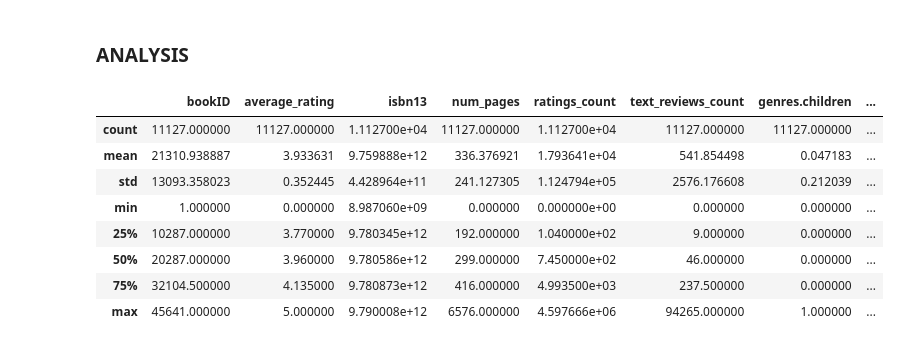
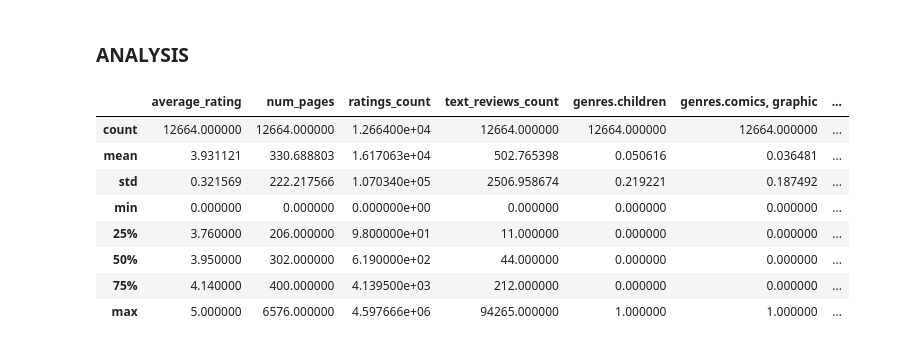
Before and after one commit to gunony/ML_Book_Valuations, a Jupyter notebook: Book_Rating.ipynb, the cells around one changed output. Cells and saved outputs as stored; diff of their text form; code cells hidden in the pictures.

```diff
--- a/Book_Rating.ipynb
+++ b/Book_Rating.ipynb
@@ -252,15 +269,22 @@ df_Books.head()
 df_Books.to_csv(r"C:\Users\gunon\Documents\bootcamp-main\3-projects\ML_Book_Valuations\Books_Final.csv", index=False)
 # %% [markdown]
 ### ANALYSIS
+# %%
+# Load the dataframe to analyse
+df_Analysis = pd.read_csv(r"C:\Users\gunon\Documents\bootcamp-main\3-projects\ML_Book_Valuations\Books_Final.csv", sep=",")
+# %%
+# Remove columns
+df_Analysis = df_Analysis.drop(columns=['bookID', 'isbn', 'publisher', 'co-authors', 'book_format'])
+# We keep ISBN13 for the analysis if we need to look at the book
 # %%
-df_Books.describe()
+df_Analysis.describe()
 # %% [output]
-|  | bookID | average_rating | isbn13 | num_pages | ratings_count | text_reviews_count | genres.children | ... |
-| count | 11127.000000 | 11127.000000 | 1.112700e+04 | 11127.000000 | 1.112700e+04 | 11127.000000 | 11127.000000 | ... |
-| mean | 21310.938887 | 3.933631 | 9.759888e+12 | 336.376921 | 1.793641e+04 | 541.854498 | 0.047183 | ... |
-| std | 13093.358023 | 0.352445 | 4.428964e+11 | 241.127305 | 1.124794e+05 | 2576.176608 | 0.212039 | ... |
-| min | 1.000000 | 0.000000 | 8.987060e+09 | 0.000000 | 0.000000e+00 | 0.000000 | 0.000000 | ... |
-| 25% | 10287.000000 | 3.770000 | 9.780345e+12 | 192.000000 | 1.040000e+02 | 9.000000 | 0.000000 | ... |
-| 50% | 20287.000000 | 3.960000 | 9.780586e+12 | 299.000000 | 7.450000e+02 | 46.000000 | 0.000000 | ... |
-| 75% | 32104.500000 | 4.135000 | 9.780873e+12 | 416.000000 | 4.993500e+03 | 237.500000 | 0.000000 | ... |
-| max | 45641.000000 | 5.000000 | 9.790008e+12 | 6576.000000 | 4.597666e+06 | 94265.000000 | 1.000000 | ... |
+|  | average_rating | num_pages | ratings_count | text_reviews_count | genres.children | genres.comics, graphic | ... |
+| count | 12664.000000 | 12664.000000 | 1.266400e+04 | 12664.000000 | 12664.000000 | 12664.000000 | ... |
+| mean | 3.931121 | 330.688803 | 1.617063e+04 | 502.765398 | 0.050616 | 0.036481 | ... |
+| std | 0.321569 | 222.217566 | 1.070340e+05 | 2506.958674 | 0.219221 | 0.187492 | ... |
+| min | 0.000000 | 0.000000 | 0.000000e+00 | 0.000000 | 0.000000 | 0.000000 | ... |
+| 25% | 3.760000 | 206.000000 | 9.800000e+01 | 11.000000 | 0.000000 | 0.000000 | ... |
+| 50% | 3.950000 | 302.000000 | 6.190000e+02 | 44.000000 | 0.000000 | 0.000000 | ... |
+| 75% | 4.140000 | 400.000000 | 4.139500e+03 | 212.000000 | 0.000000 | 0.000000 | ... |
+| max | 5.000000 | 6576.000000 | 4.597666e+06 | 94265.000000 | 1.000000 | 1.000000 | ... |
```
Also changed, not shown: parts of 19 cells of this notebook, 2 other files.
